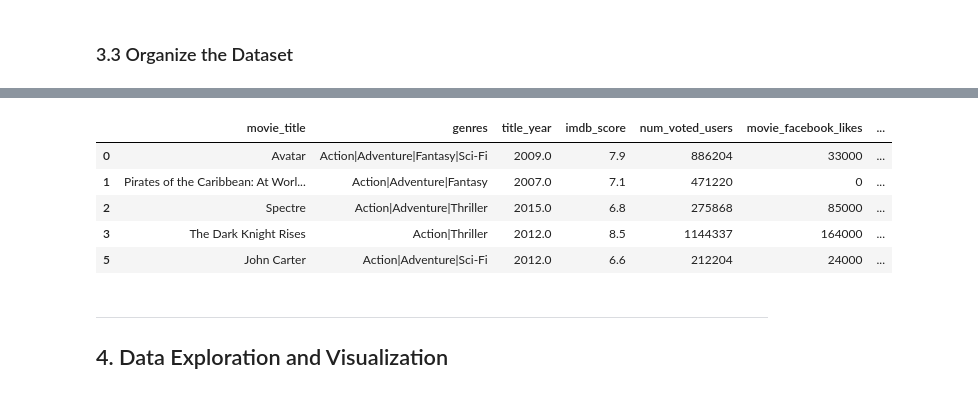
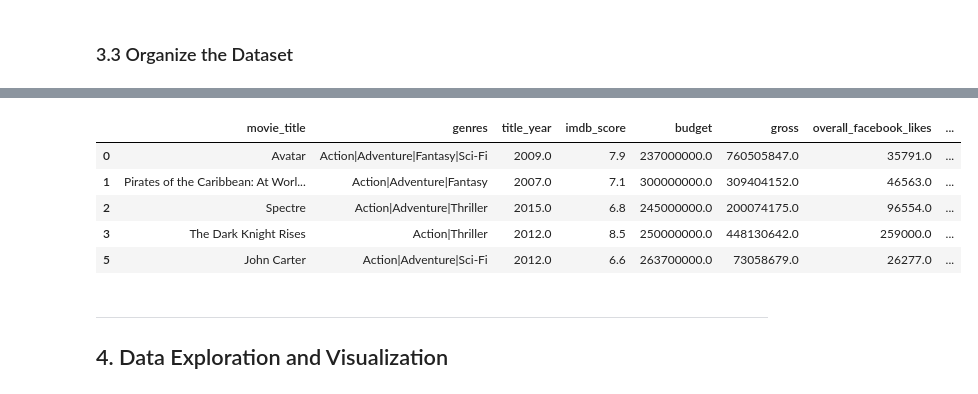
Before and after one commit to mookee233/final_tutorial, a Jupyter notebook: draft.ipynb, the cells around one changed output, grey strips where cells are left out. Saved outputs shown, nothing was run; the diff lists cells and outputs as text; code cells hidden in the pictures.

```diff
--- a/draft.ipynb
+++ b/draft.ipynb
@@ -172,25 +181,24 @@ movies.head()
 # %%
-director_actors_facebook_likes = movies['director_facebook_likes'] + movies['actor_1_facebook_likes'] + movies['actor_2_facebook_likes'] + movies['actor_3_facebook_likes']
-movies['director_actors_facebook_likes'] = actors_facebook_likes
+overall_facebook_likes = movies['director_facebook_likes'] + movies['actor_1_facebook_likes'] + movies['actor_2_facebook_likes'] + movies['actor_3_facebook_likes'] + movies["movie_facebook_likes"]
+movies['overall_facebook_likes'] = overall_facebook_likes
 
-movies = movies[['movie_title','genres','title_year','imdb_score', 'num_voted_users', 'movie_facebook_likes',
-                'director_actors_facebook_likes',
-                'cast_total_facebook_likes', 'num_critic_for_reviews', 'num_user_for_reviews','budget', 'gross',
-                'language', 'country','plot_keywords',]]
+movies = movies[['movie_title','genres','title_year','imdb_score', 'budget', 'gross',
+                'overall_facebook_likes', 'num_critic_for_reviews', 'num_user_for_reviews',
+                'language', 'country','plot_keywords','num_voted_users']]
 
 for index, row in movies.iterrows():
-  if pd.isnull(row["director_actors_facebook_likes"]) == True:
+  if pd.isnull(row["overall_facebook_likes"]) == True:
     movies.drop(index, inplace=True)
 
 
 movies.head()
 # %% [output]
-|  | movie_title | genres | title_year | imdb_score | num_voted_users | movie_facebook_likes | ... |
-| 0 | Avatar | Action|Adventure|Fantasy|Sci-Fi | 2009.0 | 7.9 | 886204 | 33000 | ... |
-| 1 | Pirates of the Caribbean: At Worl... | Action|Adventure|Fantasy | 2007.0 | 7.1 | 471220 | 0 | ... |
-| 2 | Spectre | Action|Adventure|Thriller | 2015.0 | 6.8 | 275868 | 85000 | ... |
-| 3 | The Dark Knight Rises | Action|Thriller | 2012.0 | 8.5 | 1144337 | 164000 | ... |
-| 5 | John Carter | Action|Adventure|Sci-Fi | 2012.0 | 6.6 | 212204 | 24000 | ... |
+|  | movie_title | genres | title_year | imdb_score | budget | gross | overall_facebook_likes | ... |
+| 0 | Avatar | Action|Adventure|Fantasy|Sci-Fi | 2009.0 | 7.9 | 237000000.0 | 760505847.0 | 35791.0 | ... |
+| 1 | Pirates of the Caribbean: At Worl... | Action|Adventure|Fantasy | 2007.0 | 7.1 | 300000000.0 | 309404152.0 | 46563.0 | ... |
+| 2 | Spectre | Action|Adventure|Thriller | 2015.0 | 6.8 | 245000000.0 | 200074175.0 | 96554.0 | ... |
+| 3 | The Dark Knight Rises | Action|Thriller | 2012.0 | 8.5 | 250000000.0 | 448130642.0 | 259000.0 | ... |
+| 5 | John Carter | Action|Adventure|Sci-Fi | 2012.0 | 6.6 | 263700000.0 | 73058679.0 | 26277.0 | ... |
 # %% [markdown]
 ---
 ## 4. Data Exploration and Visualization
```
Also changed, not shown: parts of 13 cells of this notebook, 1 other file.
